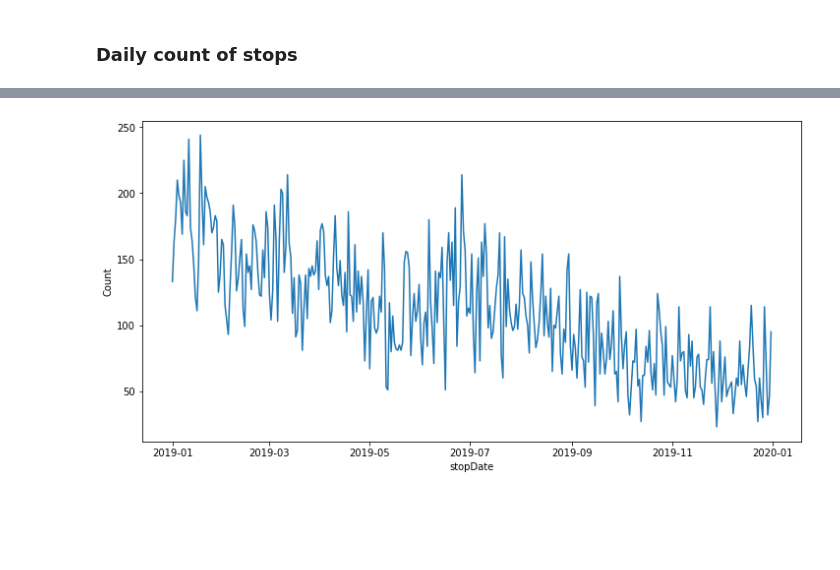
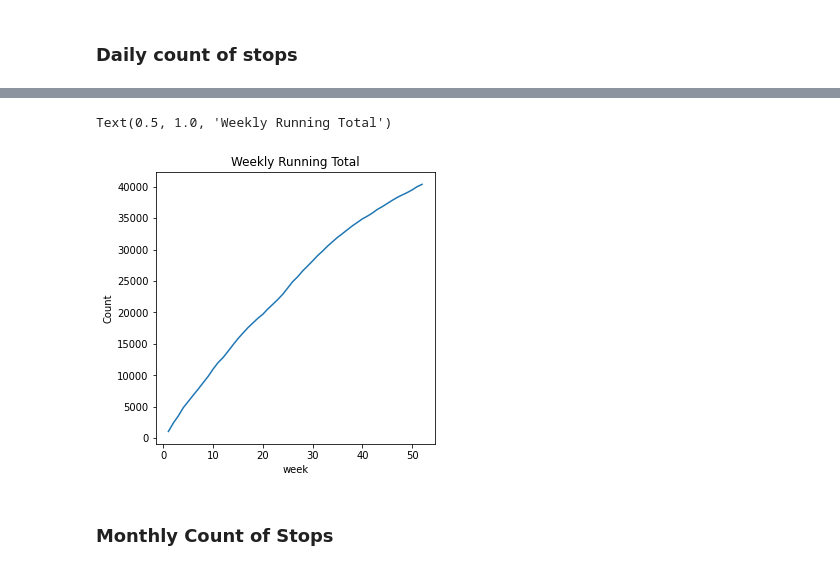
Before and after one commit to tsamba120/Long-Beach-Policing-Analysis, a Jupyter notebook: notebooks/lbpd_eda.ipynb, the cells around one changed output, grey strips where cells are left out. Saved outputs shown, nothing was run; the diff lists cells and outputs as text; code cells hidden in the pictures; blank space fills up the shorter version.

```diff
--- a/notebooks/lbpd_eda.ipynb
+++ b/notebooks/lbpd_eda.ipynb
@@ -51,7 +54,6 @@ lb_census = pd.read_csv('/Users/terencerustia/Documents/Data Science/Long Beach
 # %%
-plt.style.use('fivethirtyeight')
 fig, ax = plt.subplots(figsize=(6,6))
-g = sns.barplot(x='total_stops', y='race', data=stop_sums, palette='Accent_r')
+g = sns.barplot(x='total_stops', y='race', data=stop_sums, palette='Accent')
 g.set_ylabel('')
 g.set_xlabel('Total Stops', fontsize=12)
 g.set_title('Number of LBPD Stops by Race')
@@ -109,8 +111,7 @@ stops_per_thousand                                            3025.2
 dtype: object
 # %%
-plt.style.use('fivethirtyeight')
 fig, ax = plt.subplots(figsize=(6,6))
-g = sns.barplot(x='stops_per_thousand', y='race', data=stop_sums_pop, palette='Accent')
+g = sns.barplot(x='perThou', y='race', data=stop_sums_pop, palette='Accent')
 g.set_ylabel('')
 g.set_xlabel('Total Stops', fontsize=12)
 g.set_title('Number of LBPD Stops by Race Per Thousand')
@@ -335,0 +439,5 @@ sns.countplot(y='timeOfDay', data=staging_df, hue='perceivedRace')
+# %%
+# Running Daily Total
+running_count_df = daily_count_df.set_index('stopDate').cumsum()
+running_count_df.rename(columns={'Count':'Running Total'}, inplace=True)
+running_count_df.head()
@@ -335,0 +479,5 @@ sns.countplot(y='timeOfDay', data=staging_df, hue='perceivedRace')
+# %%
+weekly_count = daily_count_df.copy()
+weekly_count['week'] = pd.to_datetime(weekly_count['stopDate']).dt.isocalendar().week
+weekly_count = weekly_count[:363]
+weekly_count = weekly_count.groupby('week').sum()
@@ -336,5 +495,9 @@ sns.countplot(y='timeOfDay', data=staging_df, hue='perceivedRace')
 # %%
-fig, ax = plt.subplots(figsize=(12,6))
-g = sns.lineplot(x='stopDate', y='Count', data=daily_count_df)
+running_weekly_df = weekly_count.cumsum()
+
+fig, ax = plt.subplots(figsize=(5,5))
+g = sns.lineplot(x = running_weekly_df.index, y = 'Count', data=running_weekly_df)
+g.set_title('Weekly Running Total')
 # %% [output]
+Text(0.5, 1.0, 'Weekly Running Total')
-[figure, old version]
+[figure, new version]
@@ -343,3 +504,5 @@ g = sns.lineplot(x='stopDate', y='Count', data=daily_count_df)
+# %% [markdown]
+### Monthly Count of Stops
 # %%
 monthly_count = daily_count_df.copy()
 monthly_count['month'] = pd.to_datetime(monthly_count['stopDate']).dt.month
```
Also changed, not shown: parts of 34 cells of this notebook.
